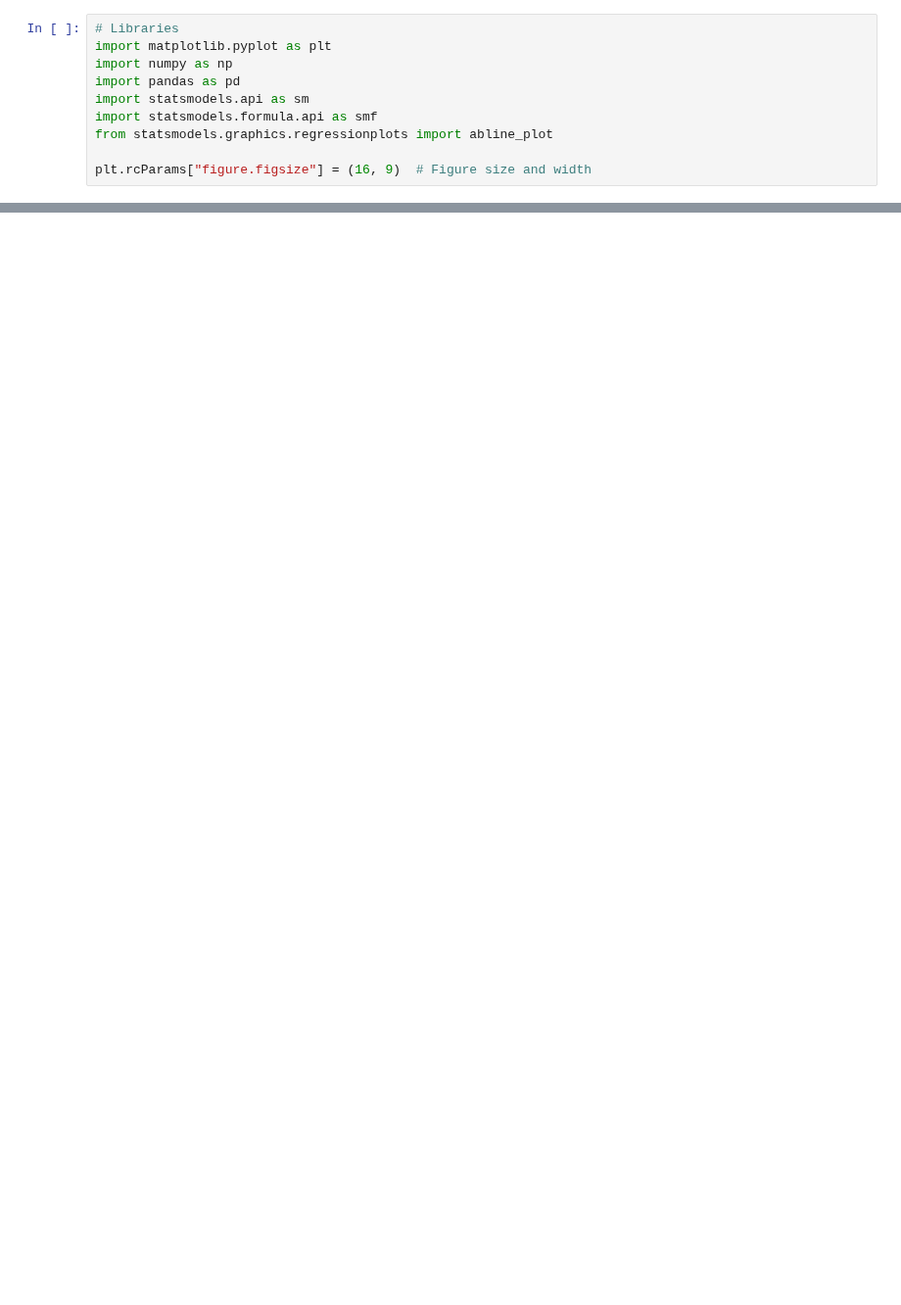
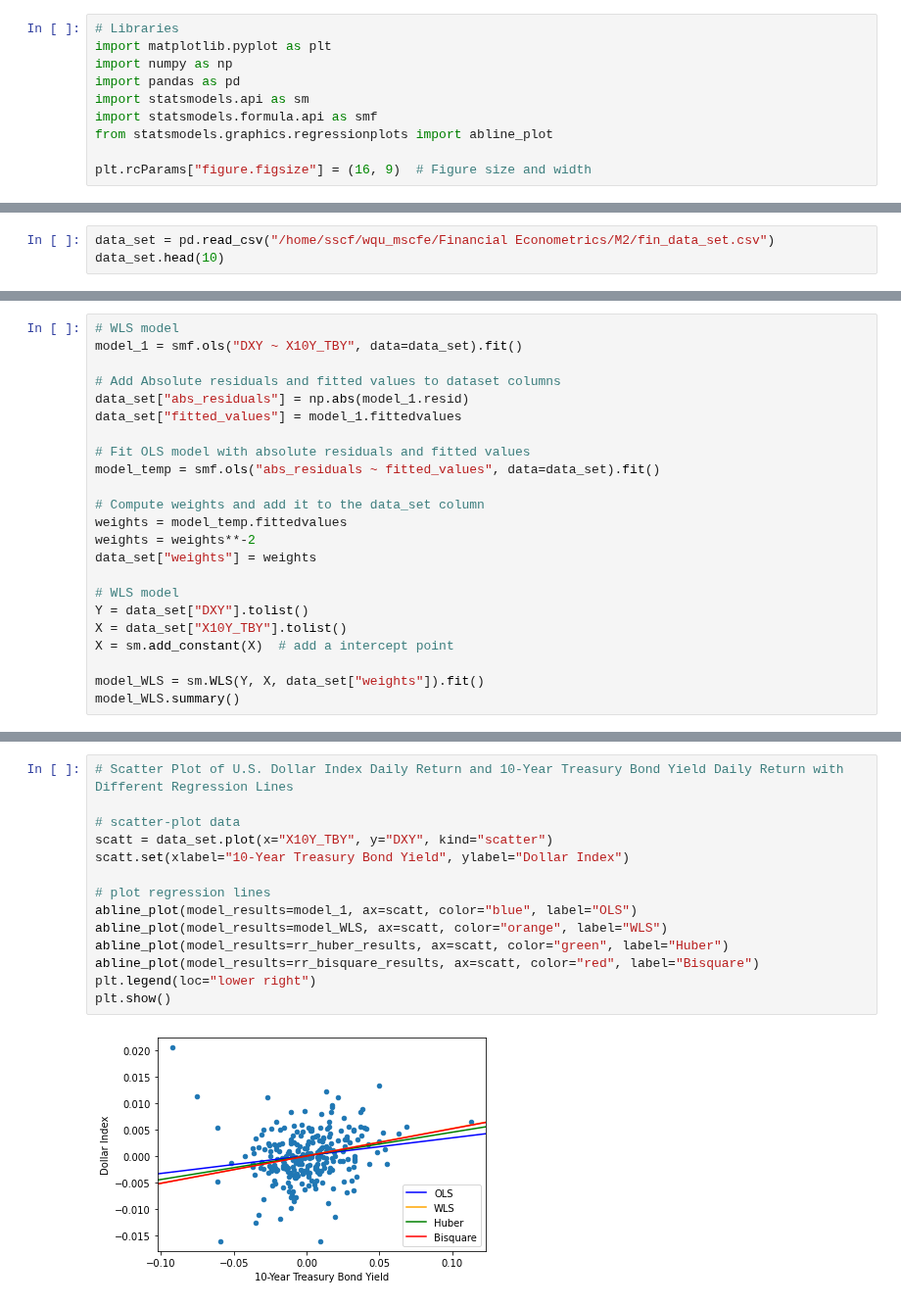
Before and after one commit to adevrent/wqu_mscfe, a Jupyter notebook: Financial Econometrics/M2/L2.ipynb, the cells around one changed output, grey strips where cells are left out. Shown at 98% size. Drawn from its saved outputs; the diff is of its cells as text; blank space fills up the shorter version.

```diff
--- a/Financial Econometrics/M2/L2.ipynb
+++ b/Financial Econometrics/M2/L2.ipynb
@@ -64,0 +223,3 @@ Here are the steps of **iterative reweighted least squares** regression:
+# %%
+data_set = pd.read_csv("/home/sscf/wqu_mscfe/Financial Econometrics/M2/fin_data_set.csv")
+data_set.head(10)
@@ -64,0 +287,23 @@ Here are the steps of **iterative reweighted least squares** regression:
+# %%
+# WLS model
+model_1 = smf.ols("DXY ~ X10Y_TBY", data=data_set).fit()
+
+# Add Absolute residuals and fitted values to dataset columns
+data_set["abs_residuals"] = np.abs(model_1.resid)
+data_set["fitted_values"] = model_1.fittedvalues
+
+# Fit OLS model with absolute residuals and fitted values
+model_temp = smf.ols("abs_residuals ~ fitted_values", data=data_set).fit()
+
+# Compute weights and add it to the data_set column
+weights = model_temp.fittedvalues
+weights = weights**-2
+data_set["weights"] = weights
+
+# WLS model
+Y = data_set["DXY"].tolist()
+X = data_set["X10Y_TBY"].tolist()
+X = sm.add_constant(X)  # add a intercept point
+
+model_WLS = sm.WLS(Y, X, data_set["weights"]).fit()
+model_WLS.summary()
@@ -64,0 +330,16 @@ Here are the steps of **iterative reweighted least squares** regression:
+# %%
+# Scatter Plot of U.S. Dollar Index Daily Return and 10-Year Treasury Bond Yield Daily Return with Different Regression Lines
+
+# scatter-plot data
+scatt = data_set.plot(x="X10Y_TBY", y="DXY", kind="scatter")
+scatt.set(xlabel="10-Year Treasury Bond Yield", ylabel="Dollar Index")
+
+# plot regression lines
+abline_plot(model_results=model_1, ax=scatt, color="blue", label="OLS")
+abline_plot(model_results=model_WLS, ax=scatt, color="orange", label="WLS")
+abline_plot(model_results=rr_huber_results, ax=scatt, color="green", label="Huber")
+abline_plot(model_results=rr_bisquare_results, ax=scatt, color="red", label="Bisquare")
+plt.legend(loc="lower right")
+plt.show()
+# %% [output]
+[figure, added]
```
Also changed, not shown: parts of 26 cells of this notebook, 1 other file.
